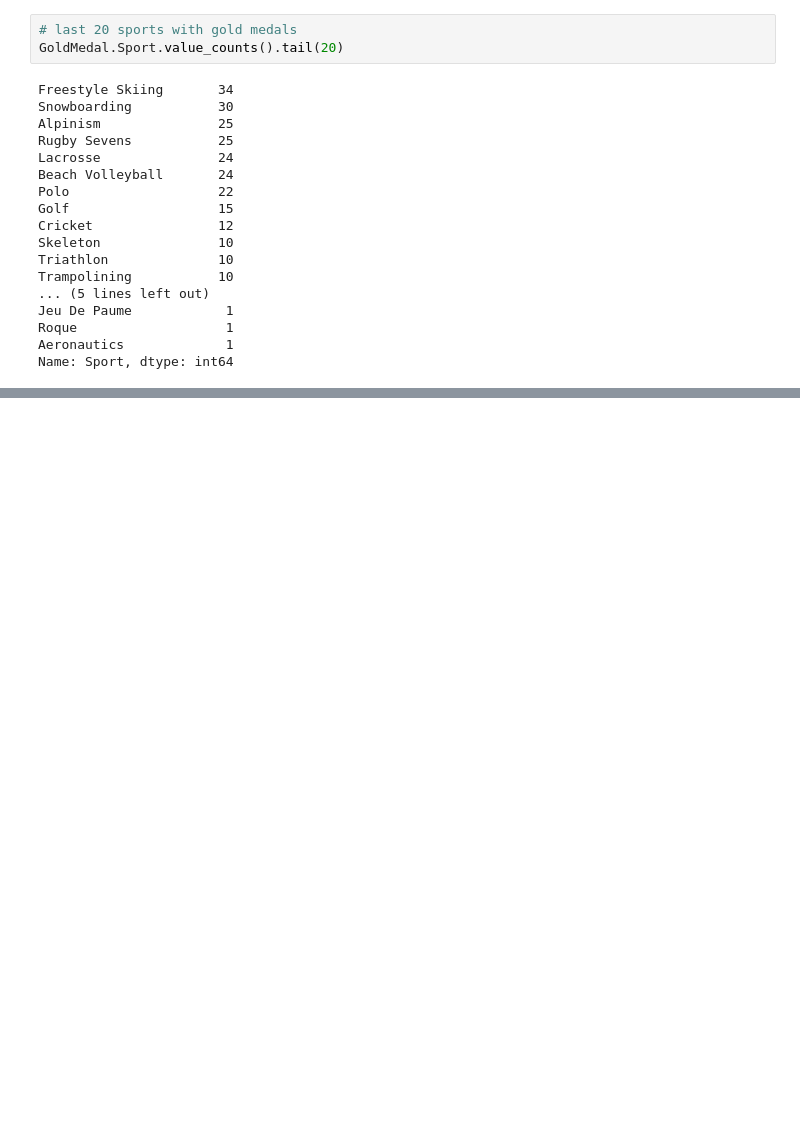
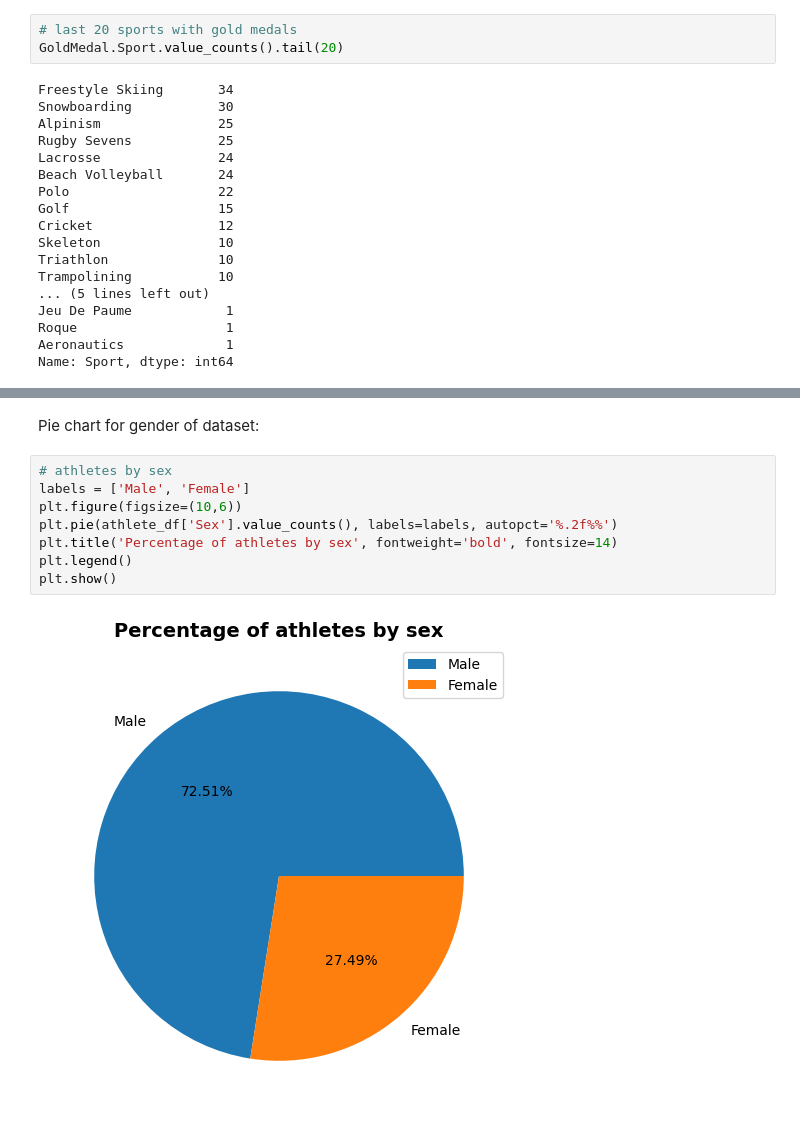
Before and after one commit to hegame1998/Olympic-data-analysis, a Jupyter notebook: Programming_and_database(Hengame_Shahriyari).ipynb, the cells around one changed output, grey strips where cells are left out. Drawn from its saved outputs; the diff is of its cells as text; blank space fills up the shorter version.

```diff
--- a/Programming_and_database(Hengame_Shahriyari).ipynb
+++ b/Programming_and_database(Hengame_Shahriyari).ipynb
@@ -847,0 +903,12 @@ Name: Country, dtype: int64
+# %% [markdown]
+Pie chart for gender of dataset:
+# %%
+# athletes by sex
+labels = ['Male', 'Female']
+plt.figure(figsize=(10,6))
+plt.pie(athlete_df['Sex'].value_counts(), labels=labels, autopct='%.2f%%')
+plt.title('Percentage of athletes by sex', fontweight='bold', fontsize=14)
+plt.legend()
+plt.show()
+# %% [output]
+[figure, added]
```
Also changed, not shown: parts of 20 cells of this notebook.
